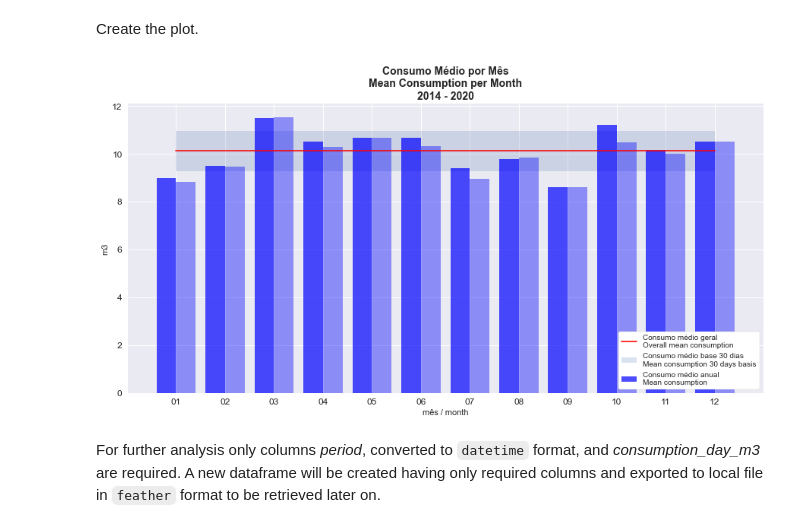
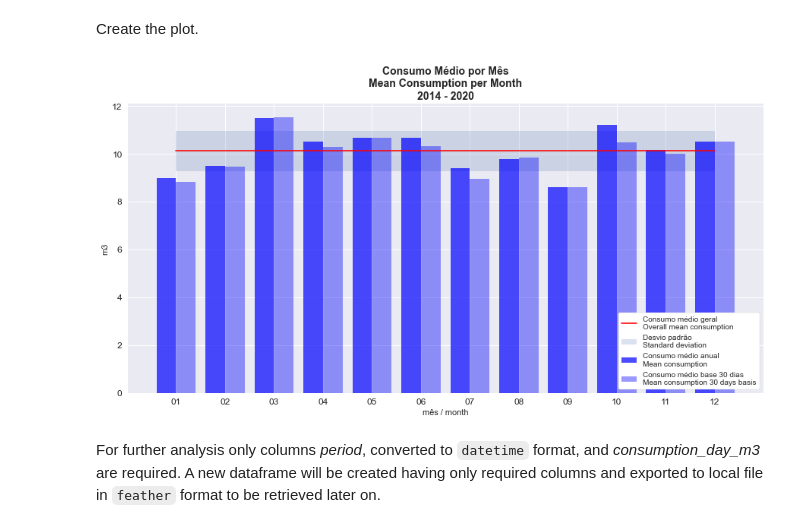
Before and after one commit to sjsilvabr/Utilities_Consumption, a Jupyter notebook: Water_Notebook.ipynb, the cells around one changed output. Cells and saved outputs as stored; diff of their text form; code cells hidden in the pictures.

````diff
--- a/Water_Notebook.ipynb
+++ b/Water_Notebook.ipynb
@@ -456,36 +461,38 @@ Create the plot.
 # %%
 # redefine axis label size
 plt.rc('xtick', labelsize=12)
 plt.rc('ytick', labelsize=12)
 
 # create the plot figure
 fig, ax = plt.subplots(figsize=(15,7))
 
 # define x-labels locations and bars with
 x = np.arange(df_mean.shape[0])
 width = 0.4
 
 # plot mean consumption_m3, mean consumption_30d_m3, overall mean and std
-ax.bar(x - width/2, df_mean['consumption_m3'], width, color='b', alpha=0.7)
-ax.bar(x + width/2, df_mean['consumption_30d_m3'], width, color='b', alpha=0.4)
-ax.plot(df_mean['month'], np.repeat(meanconsum, df_mean.shape[0]), color='r', alpha=0.9)
-ax.fill_between(df_mean['month'], meanconsum-stdconsum, meanconsum+stdconsum, alpha=0.2)
+ax.bar(x - width/2, df_mean['consumption_m3'], width, color='b', alpha=0.7,
+       label='Consumo médio anual\nMean consumption')
+ax.bar(x + width/2, df_mean['consumption_30d_m3'], width, color='b', alpha=0.4,
+       label='Consumo médio base 30 dias\nMean consumption 30 days basis')
+ax.plot(df_mean['month'], np.repeat(meanconsum, df_mean.shape[0]), color='r', alpha=0.9,
+        label='Consumo médio geral\nOverall mean consumption')
+ax.fill_between(df_mean['month'], meanconsum-stdconsum, meanconsum+stdconsum, alpha=0.2,
+                label='Desvio padrão\nStandard deviation')
 
 # define legend
-ax.legend(labels=['Consumo médio geral\nOverall mean consumption',
-                  'Consumo médio base 30 dias\nMean consumption 30 days basis',
-                  'Consumo médio anual\nMean consumption'], loc=4, frameon=True, facecolor='white', framealpha=1)
+ax.legend(loc=4, frameon=True, facecolor='white', framealpha=1)
 
 # define plot title and axis labels
 plt.title('Consumo Médio por Mês\nMean Consumption per Month\n' +
           min(df_water['year']) + ' - ' + max(df_water['year']), {'fontsize':14}, fontweight=900)
 plt.ylabel('m3')
 plt.xlabel('mês / month')
 
 # show plot
 plt.show()
 # %% [output]
-[figure, old version]
+[figure, new version]
 # %% [markdown]
 For further analysis only columns *period*, converted to ```datetime``` format, and *consumption_day_m3* are required. A new dataframe will be created having only required columns and exported to local file in ```feather``` format to be retrieved later on.
 # %%
````
Also changed, not shown: parts of 12 cells of this notebook.
